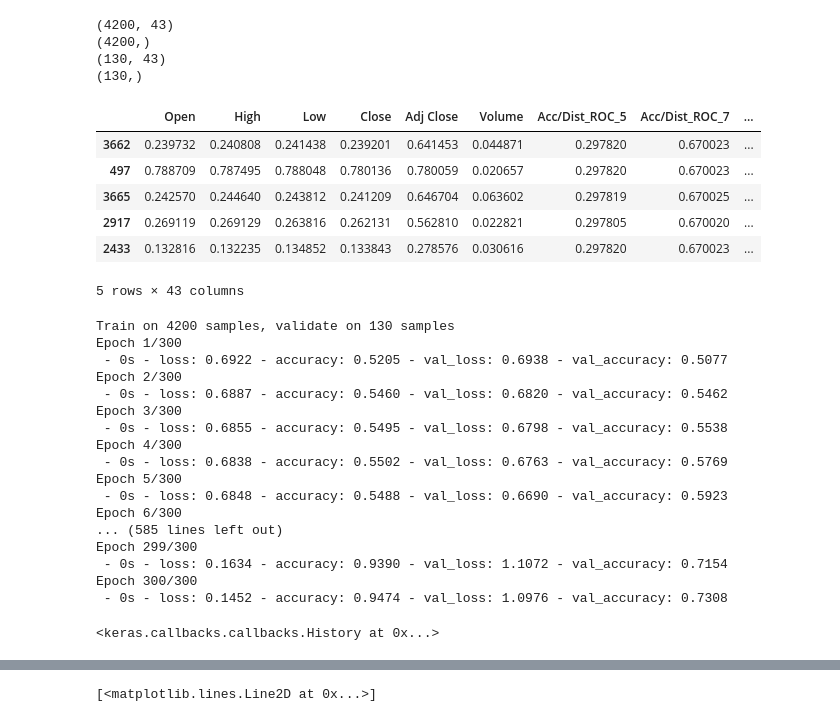
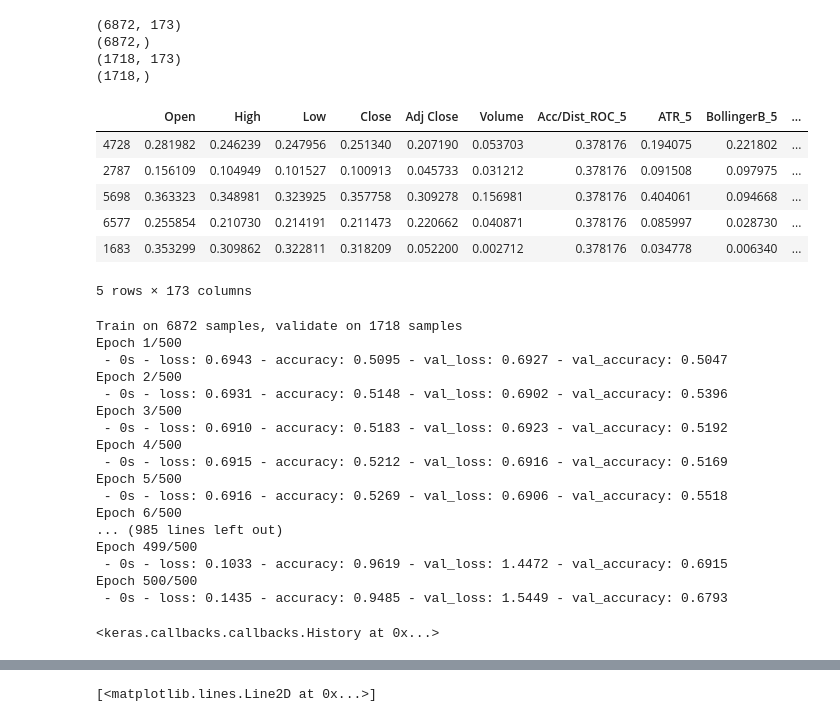
Before and after one commit to Andrew-Harrison-Chris/Trading-Research, a Jupyter notebook: Stock Direction Prediction.ipynb, the cells around one changed output, grey strips where cells are left out. Saved outputs shown, nothing was run; the diff lists cells and outputs as text; code cells hidden in the pictures.

```diff
--- a/Stock Direction Prediction.ipynb
+++ b/Stock Direction Prediction.ipynb
@@ -8,7 +8,7 @@ import indicators
 %matplotlib inline
 # %%
 # Reading in stock data
-data = yfinance.download('IDT')
+data = yfinance.download('CAL')
 print(data.shape)
 data['Date'] = data.index
 data.reset_index(drop=True,inplace=True)
@@ -29,7 +29,7 @@ for days in [5,7,14,21,50,100]:
     data = indicators.bollinger_bands(data,days)
     data = indicators.commodity_channel_index(data,days)
     data = indicators.coppock_curve(data,days)
-    #data = indicators.donchian_channel(data,days)
+    data = indicators.donchian_channel(data,days)
     data = indicators.ease_of_movement(data,days)
     data = indicators.exponential_moving_average(data,days)
     data = indicators.force_index(data,days)
@@ -90,31 +107,31 @@ Using TensorFlow backend.
 # %%
 # Creating train and test set
 from sklearn.model_selection import train_test_split
 X,y = data.drop(['Close5','Direction5','Date'],axis=1),data['Direction5']
 
 scaler = MinMaxScaler(feature_range=(0, 1))
 scaled_inputs = scaler.fit_transform(X)
 scaled_inputs = pd.DataFrame(scaled_inputs,columns=X.columns)
 
-X_train,X_test,y_train,y_test = train_test_split(scaled_inputs,y,test_size=.03,random_state=101)
+X_train,X_test,y_train,y_test = train_test_split(scaled_inputs,y,test_size=.20,random_state=101)
 
 print(X_train.shape)
 print(y_train.shape)
 print(X_test.shape)
 print(y_test.shape)
 X_train.head()
 # %% [output]
-(4200, 43)
-(4200,)
-(130, 43)
-(130,)
+(6872, 173)
+(6872,)
+(1718, 173)
+(1718,)
-|  | Open | High | Low | Close | Adj Close | Volume | Acc/Dist_ROC_5 | Acc/Dist_ROC_7 | ... |
-| 3662 | 0.239732 | 0.240808 | 0.241438 | 0.239201 | 0.641453 | 0.044871 | 0.297820 | 0.670023 | ... |
-| 497 | 0.788709 | 0.787495 | 0.788048 | 0.780136 | 0.780059 | 0.020657 | 0.297820 | 0.670023 | ... |
-| 3665 | 0.242570 | 0.244640 | 0.243812 | 0.241209 | 0.646704 | 0.063602 | 0.297819 | 0.670025 | ... |
-| 2917 | 0.269119 | 0.269129 | 0.263816 | 0.262131 | 0.562810 | 0.022821 | 0.297805 | 0.670020 | ... |
-| 2433 | 0.132816 | 0.132235 | 0.134852 | 0.133843 | 0.278576 | 0.030616 | 0.297820 | 0.670023 | ... |
+|  | Open | High | Low | Close | Adj Close | Volume | Acc/Dist_ROC_5 | ATR_5 | BollingerB_5 | ... |
+| 4728 | 0.281982 | 0.246239 | 0.247956 | 0.251340 | 0.207190 | 0.053703 | 0.378176 | 0.194075 | 0.221802 | ... |
+| 2787 | 0.156109 | 0.104949 | 0.101527 | 0.100913 | 0.045733 | 0.031212 | 0.378176 | 0.091508 | 0.097975 | ... |
+| 5698 | 0.363323 | 0.348981 | 0.323925 | 0.357758 | 0.309278 | 0.156981 | 0.378176 | 0.404061 | 0.094668 | ... |
+| 6577 | 0.255854 | 0.210730 | 0.214191 | 0.211473 | 0.220662 | 0.040871 | 0.378176 | 0.085997 | 0.028730 | ... |
+| 1683 | 0.353299 | 0.309862 | 0.322811 | 0.318209 | 0.052200 | 0.002712 | 0.378176 | 0.034778 | 0.006340 | ... |
-5 rows × 43 columns
+5 rows × 173 columns
 # %%
 # Network time
 model = Sequential()
@@ -125,25 +142,25 @@ model.add(Dense(1, activation='sigmoid'))
 
 
 model.compile(loss='binary_crossentropy', optimizer='adam', metrics=['accuracy'])
-model.fit(X_train, y_train,validation_data=(X_test,y_test), epochs=300, batch_size=100, verbose=2)
+model.fit(X_train, y_train,validation_data=(X_test,y_test), epochs=500, batch_size=100, verbose=2)
 # %% [output]
-Train on 4200 samples, validate on 130 samples
-Epoch 1/300
- - 0s - loss: 0.6922 - accuracy: 0.5205 - val_loss: 0.6938 - val_accuracy: 0.5077
-Epoch 2/300
- - 0s - loss: 0.6887 - accuracy: 0.5460 - val_loss: 0.6820 - val_accuracy: 0.5462
-Epoch 3/300
- - 0s - loss: 0.6855 - accuracy: 0.5495 - val_loss: 0.6798 - val_accuracy: 0.5538
-Epoch 4/300
- - 0s - loss: 0.6838 - accuracy: 0.5502 - val_loss: 0.6763 - val_accuracy: 0.5769
-Epoch 5/300
- - 0s - loss: 0.6848 - accuracy: 0.5488 - val_loss: 0.6690 - val_accuracy: 0.5923
-Epoch 6/300
-... (585 lines left out)
-Epoch 299/300
- - 0s - loss: 0.1634 - accuracy: 0.9390 - val_loss: 1.1072 - val_accuracy: 0.7154
-Epoch 300/300
- - 0s - loss: 0.1452 - accuracy: 0.9474 - val_loss: 1.0976 - val_accuracy: 0.7308
+Train on 6872 samples, validate on 1718 samples
+Epoch 1/500
+ - 0s - loss: 0.6943 - accuracy: 0.5095 - val_loss: 0.6927 - val_accuracy: 0.5047
+Epoch 2/500
+ - 0s - loss: 0.6931 - accuracy: 0.5148 - val_loss: 0.6902 - val_accuracy: 0.5396
+Epoch 3/500
+ - 0s - loss: 0.6910 - accuracy: 0.5183 - val_loss: 0.6923 - val_accuracy: 0.5192
+Epoch 4/500
+ - 0s - loss: 0.6915 - accuracy: 0.5212 - val_loss: 0.6916 - val_accuracy: 0.5169
+Epoch 5/500
+ - 0s - loss: 0.6916 - accuracy: 0.5269 - val_loss: 0.6906 - val_accuracy: 0.5518
+Epoch 6/500
+... (985 lines left out)
+Epoch 499/500
+ - 0s - loss: 0.1033 - accuracy: 0.9619 - val_loss: 1.4472 - val_accuracy: 0.6915
+Epoch 500/500
+ - 0s - loss: 0.1435 - accuracy: 0.9485 - val_loss: 1.5449 - val_accuracy: 0.6793
 <keras.callbacks.callbacks.History at 0x...>
 # %%
 preds = model.predict(X_test)
```
Also changed, not shown: parts of 6 cells of this notebook, 2 other files.
